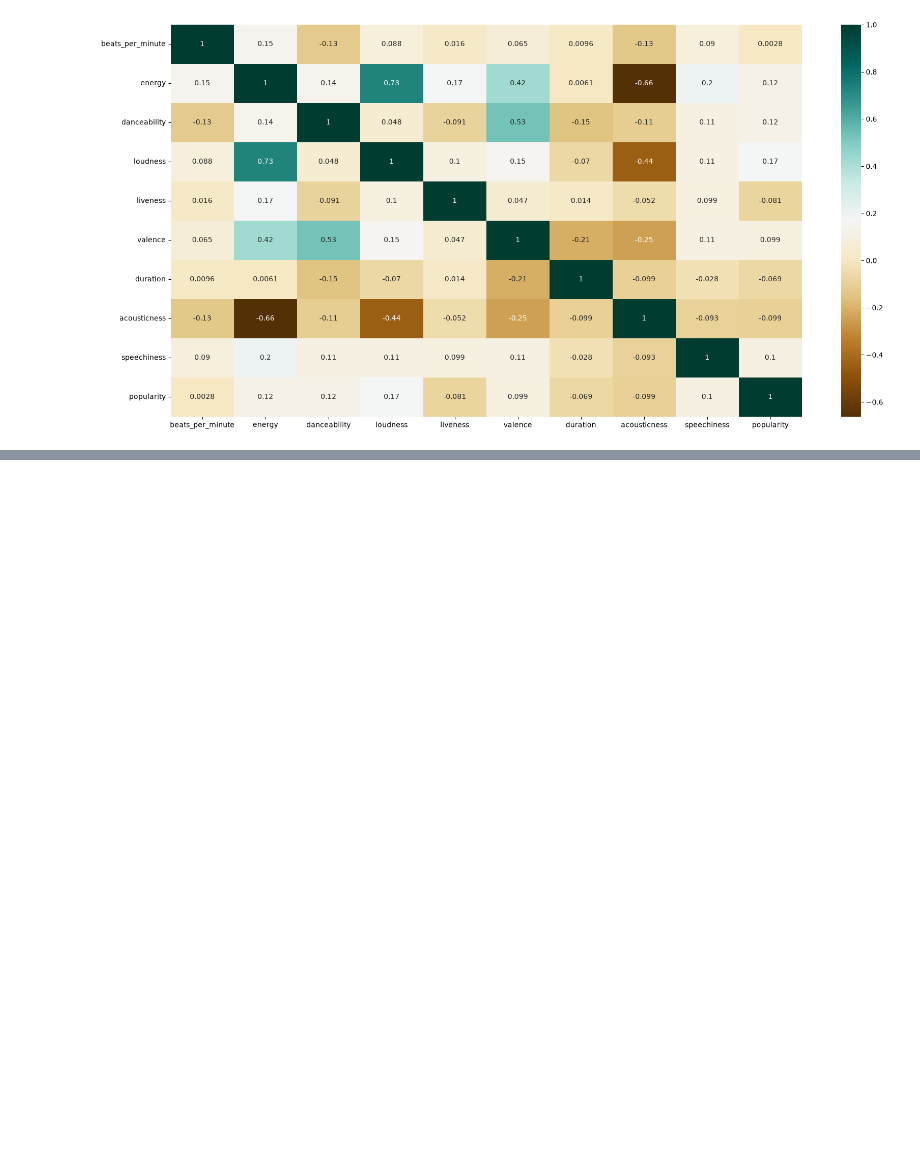
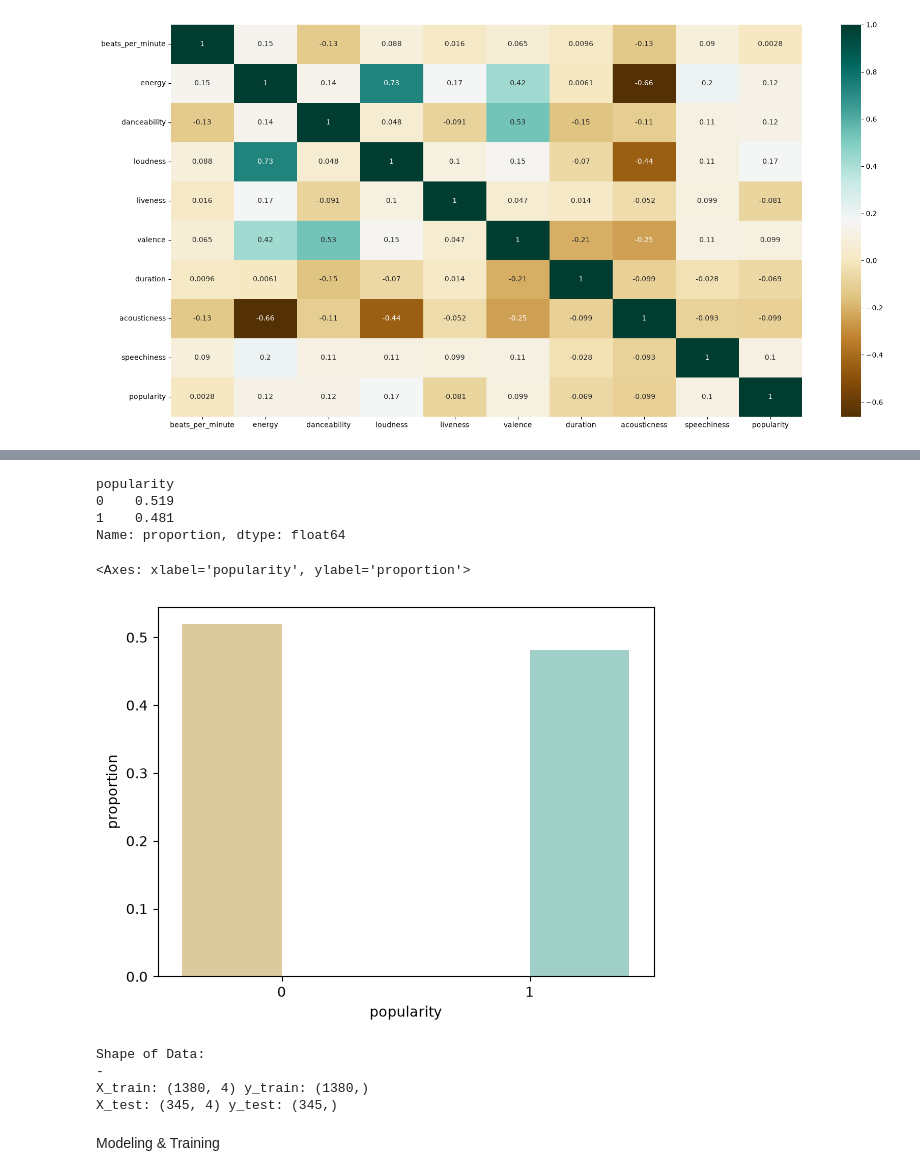
Before and after one commit to Rupesh-AI404/Machine_Learning, a Jupyter notebook: Linear Regression/Spotify_popularity_prediction.ipynb, the cells around one changed output, grey strips where cells are left out. Saved outputs shown, nothing was run; the diff lists cells and outputs as text; code cells hidden in the pictures; blank space fills up the shorter version.

Commit message:
modeling and training the data

```diff
--- a/Linear Regression/Spotify_popularity_prediction.ipynb
+++ b/Linear Regression/Spotify_popularity_prediction.ipynb
@@ -420,0 +423,13 @@ plt.show()
+# %%
+# Function for creating dummy variables
+
+def dummies(df, column, prefix):
+    df = df.copy()
+    dummies = pd.get_dummies(df[column], prefix=prefix)
+    df = pd.concat([df, dummies], axis=1)
+    df = df.drop(column, axis=1)
+    return df
+
+spotify_df = dummies(spotify_df, 'genre', 'genre')
+spotify_df = dummies(spotify_df, 'artist', 'artist')
+spotify_df.head()
@@ -420,0 +444,3 @@ plt.show()
+# %%
+spotify_df['popularity'] = pd.qcut(spotify_df['popularity'], q=2, labels=[0, 1])
+spotify_df[['popularity']].head()
@@ -420,0 +454,13 @@ plt.show()
+# %%
+target_v = spotify_df['popularity'].value_counts(normalize=True).round(3)
+target_v
+# %% [output]
+popularity
+0    0.519
+1    0.481
+Name: proportion, dtype: float64
+# %%
+sns.barplot(x=target_v.index, y=target_v, palette="BrBG", hue=target_v.index, legend=False)
+# %% [output]
+<Axes: xlabel='popularity', ylabel='proportion'>
+[figure, added]
@@ -420,0 +476,10 @@ plt.show()
+# %%
+print('Shape of Data:')
+print('-')
+print('X_train:', X_train.shape, 'y_train:', y_train.shape)
+print('X_test:', X_test.shape,'y_test:', y_test.shape)
+# %% [output]
+Shape of Data:
+-
+X_train: (1380, 4) y_train: (1380,)
+X_test: (345, 4) y_test: (345,)
@@ -420,0 +494,2 @@ plt.show()
+# %% [markdown]
+Modeling & Training
```
Also changed, not shown: parts of 6 cells of this notebook.
